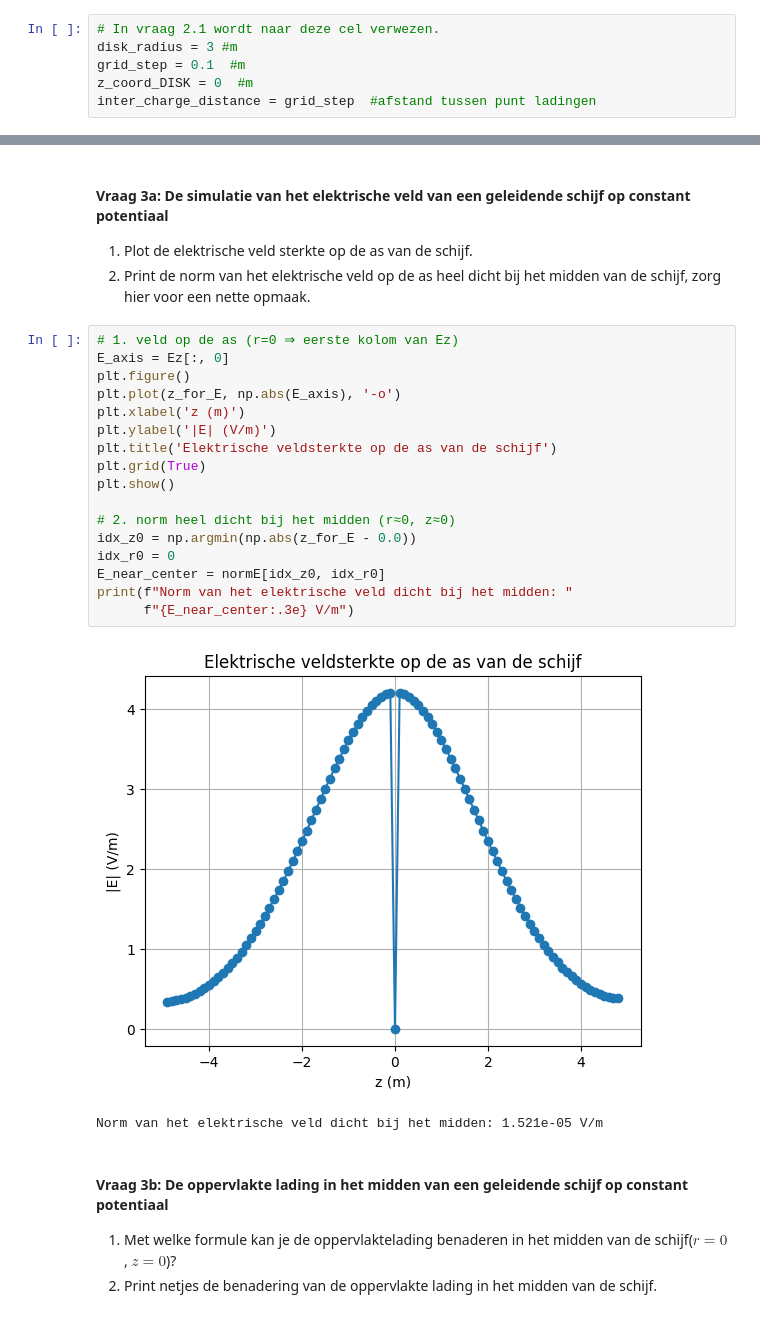
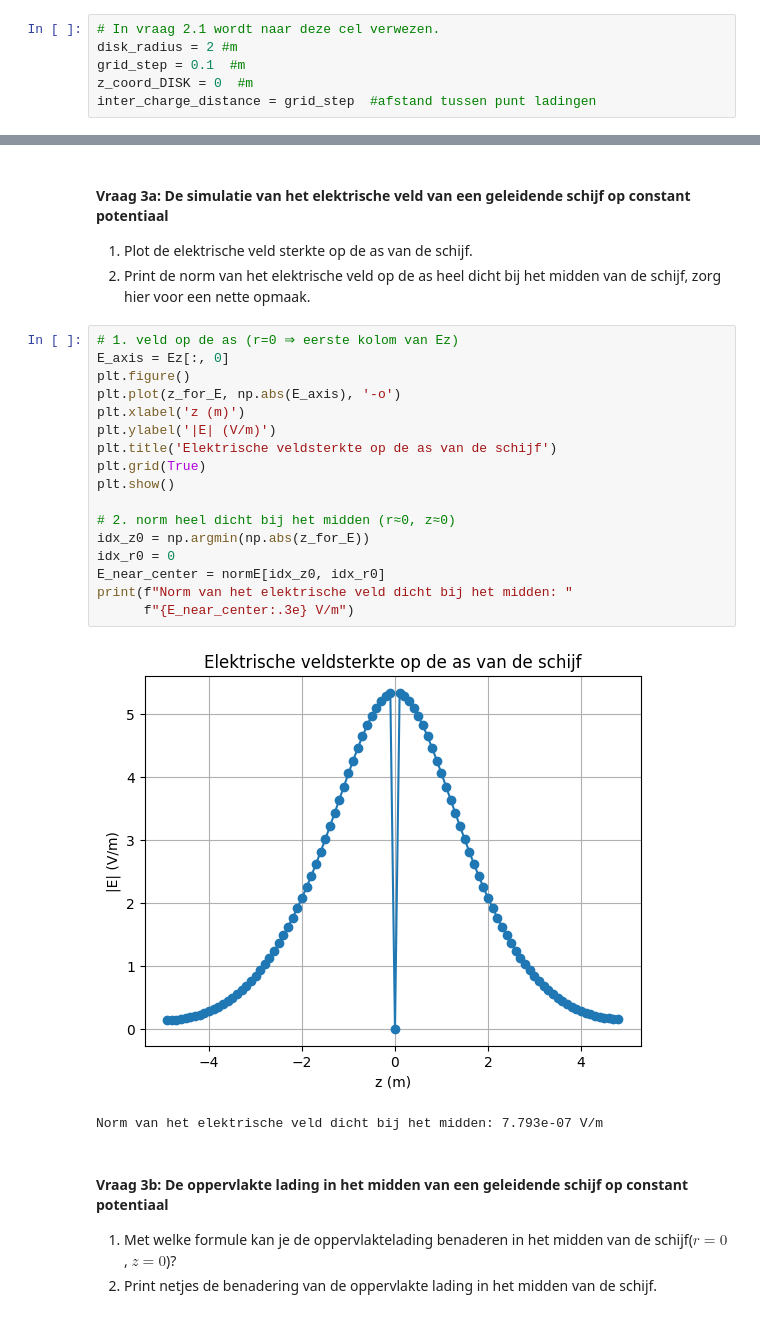
Before and after one commit to Monjano/DEF-D-MONJANO-SCHEBAL, a Jupyter notebook: DigitaleOntwerpopdrachten/1CondensatorOpdracht/CondensatorOntwerpopdracht (1).ipynb, the cells around one changed output, grey strips where cells are left out. Drawn from its saved outputs; the diff is of its cells as text.

```diff
--- a/DigitaleOntwerpopdrachten/1CondensatorOpdracht/CondensatorOntwerpopdracht (1).ipynb
+++ b/DigitaleOntwerpopdrachten/1CondensatorOpdracht/CondensatorOntwerpopdracht (1).ipynb
@@ -160,7 +160,7 @@ Exponent (helling): -2.040
 In de code hieronder wordt een geladen schijf gemaakt via het superpositie principe. Dit wordt gedaan door een rooster van punten in de ruimte te creëren, alle punten die voldoen aan $z = 0$ m en $r < R$ krijgen een lading charge_one_point en vanuit hier wordt het potentiaal bepaald. Hier is de $z$-as de as van de schijf en de r as de afstand tot de $z$-as.
 # %%
 # In vraag 2.1 wordt naar deze cel verwezen.
-disk_radius = 3 #m
+disk_radius = 2 #m
 grid_step = 0.1  #m
 z_coord_DISK = 0  #m
 inter_charge_distance = grid_step  #afstand tussen punt ladingen
@@ -451,23 +451,23 @@ plot_results_disk(Ez, Er, normE, V, r, z, grid_step, disk_radius, z_pos_disk1, z
 # %%
 # 1. veld op de as (r=0 ⇒ eerste kolom van Ez)
 E_axis = Ez[:, 0]
 plt.figure()
 plt.plot(z_for_E, np.abs(E_axis), '-o')
 plt.xlabel('z (m)')
 plt.ylabel('|E| (V/m)')
 plt.title('Elektrische veldsterkte op de as van de schijf')
 plt.grid(True)
 plt.show()
 
 # 2. norm heel dicht bij het midden (r≈0, z≈0)
-idx_z0 = np.argmin(np.abs(z_for_E - 0.0))
+idx_z0 = np.argmin(np.abs(z_for_E))
 idx_r0 = 0
 E_near_center = normE[idx_z0, idx_r0]
 print(f"Norm van het elektrische veld dicht bij het midden: "
       f"{E_near_center:.3e} V/m")
 # %% [output]
-[figure, old version]
+[figure, new version]
-Norm van het elektrische veld dicht bij het midden: 1.521e-05 V/m
+Norm van het elektrische veld dicht bij het midden: 7.793e-07 V/m
 # %% [markdown]
 #### Vraag 3b: De oppervlakte lading in het midden van een geleidende schijf op constant potentiaal
 
```
Also changed, not shown: parts of 16 cells of this notebook, 2 other files.
